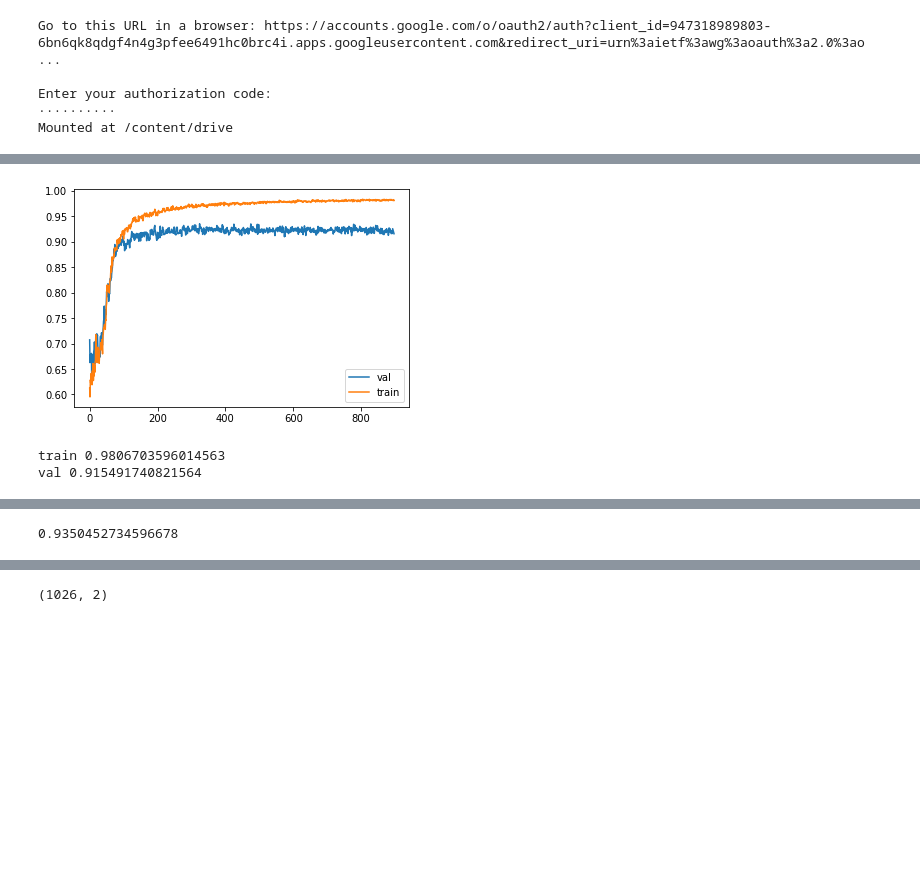
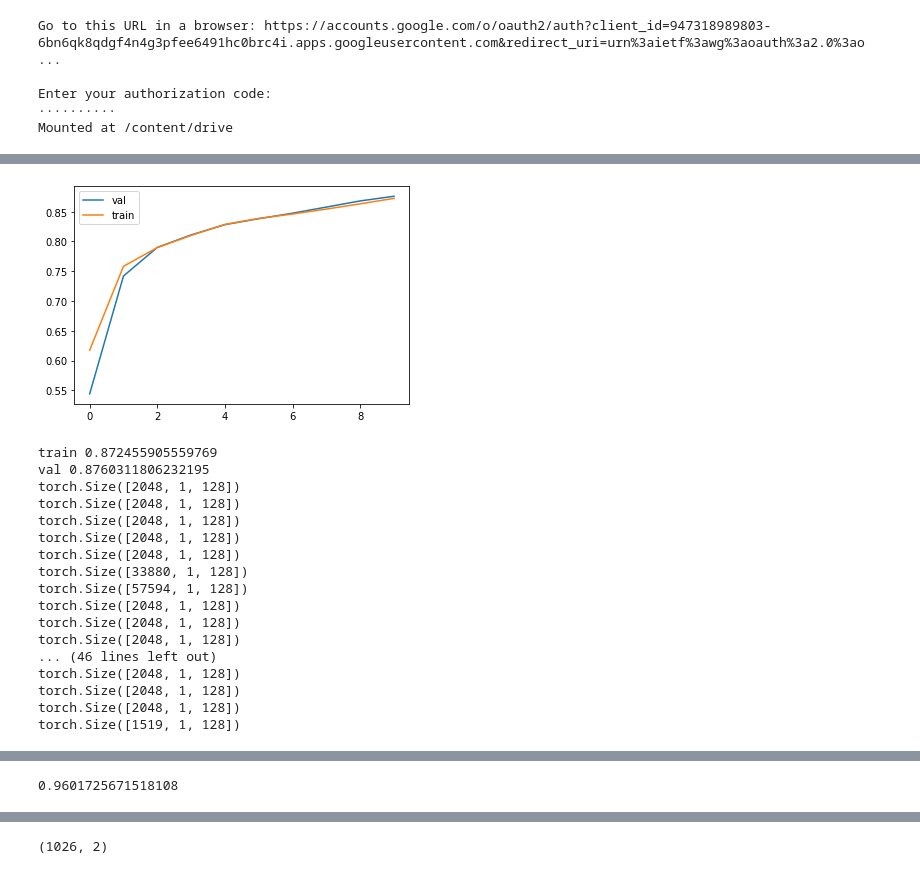
Before and after one commit to Alexey1998-ml/Kaggle-competition, a Jupyter notebook: Copy_of_catch_me.ipynb, the cells around one changed output, grey strips where cells are left out. Saved outputs shown, nothing was run; the diff lists cells and outputs as text; code cells hidden in the pictures; blank space fills up the shorter version.

```diff
--- a/Copy_of_catch_me.ipynb
+++ b/Copy_of_catch_me.ipynb
@@ -89,9 +91,12 @@ def roc_auc (model, data, predict = True, target = 'target', batch = None, prob
     # data = data.sample(int(data.shape[0] * prob))
     if not batch:
       batch = trainer.make_batch(data, predict = predict)
+    model.eval()
     roc_auc = roc_auc_score(data[target],
-                            model(torch.tensor(batch['cat']).float().cuda(),
-                                  torch.tensor(batch['cluster']).float().cuda()).cpu().data.numpy())
+                            model(torch.tensor(batch['sites']).float().cuda(),
+                                  torch.tensor(batch['cat']).float().cuda(),
+                                  torch.tensor(batch['cluster']).float().cuda(),
+                                  torch.tensor(batch['linear']).float().cuda()).cpu().data.numpy())
     return roc_auc
 
 class MyAttention(nn.Module):
@@ -352,3 +379,28 @@ class Flatten (nn.Module):
+# %%
+class MyAttention(nn.Module):
+    def __init__(self, hid_size):
+
+        super(MyAttention, self).__init__()
+        self.hid_size = hid_size
+        self.relu = nn.ReLU()
+        att_weights = nn.Parameter(torch.Tensor(hid_size, hid_size), requires_grad = True)
+        std = 1 / np.sqrt(hid_size)
+        self.att_weights = nn.init.uniform_(att_weights, -std, std)
+
+    def forward (self, input, c):
+        batch_size = input.size(0)
+        c = torch.cat((c[0], c[1]), 1).unsqueeze(1)
+        print(c.size())
+        intermediate = torch.bmm(c,
+                            self.att_weights
+                            .repeat(batch_size, 1,1)    # batch_size , hid_size, hid_size
+                            )
+        weights = torch.bmm(input,
+                            intermediate.transpose(2,1))
+        attention = torch.softmax(self.relu(weights.squeeze()), dim = -1)
+        weights = torch.mul(input, attention.unsqueeze(-1))
+        representation = weights.sum(1)
+        return representation
 # %%
 class NN(nn.Module):
     def __init__(self, hid_size = 64,
@@ -416,40 +516,57 @@ history_train_roc = []
 epochs = 400
 optim = torch.optim.Adam(model.parameters())
 loss_function = nn.BCELoss().to(device)
-train_df_for_roc = train_df.sample(int(train_df.shape[0] * 0.3))
-train_df_roc = trainer.make_batch(train_df_for_roc)
-valid_df_roc = trainer.make_batch(valid_df)
+# train_df_for_roc = train_df.sample(int(train_df.shape[0] * 0.3))
+# train_df_roc = trainer.make_batch(train_df_for_roc)
+# valid_df_roc = trainer.make_batch(valid_df)
 
 
 for epoch in range(epochs):
     for idx, (batch, target) in tqdm_notebook(enumerate(trainer.iterable_minibatches(train_df))):
-        # input_site = torch.FloatTensor(batch['sites']).cuda()
+        model.train()
+        input_site = torch.FloatTensor(batch['sites']).cuda()
         input_cat = torch.tensor(batch['cat'], dtype=torch.long).float().cuda()
         input_cluster = torch.tensor(batch['cluster'], dtype=torch.long).float().cuda()
+        input_linear = torch.tensor(batch['linear'], dtype=torch.long).float().cuda()
         target = torch.tensor(target).float().to(device)
 
-        predictions = model(input_cat, input_cluster).float()
+        predictions = model(input_site, input_cat, input_cluster, input_linear).float()
         predictions = predictions.view(predictions.size(0))
         loss = loss_function(predictions, target)
 
         loss.backward()
         optim.step()
         optim.zero_grad()
 
 
         history_train.append(loss.data.cpu().numpy())
         if (idx+1)%5 == 0:
             history_val.append(roc_auc(model, valid_df, batch = valid_df_roc))
             history_train_roc.append(roc_auc(model, train_df_for_roc, batch = train_df_roc,prob = 1))
         if (idx+1)%50==0:
             clear_output(True)
             plt.plot(history_val,label='val')
             plt.plot(history_train_roc, label = 'train')
             plt.legend()
             plt.show()
             print(f'train {history_train_roc[-1]}')
             print(f'val {history_val[-1]}')
 # %% [output]
-[figure, old version]
+[figure, new version]
-train 0.9806703596014563
-val 0.915491740821564
+train 0.872455905559769
+val 0.8760311806232195
+torch.Size([2048, 1, 128])
+torch.Size([2048, 1, 128])
+torch.Size([2048, 1, 128])
+torch.Size([2048, 1, 128])
+torch.Size([2048, 1, 128])
+torch.Size([33880, 1, 128])
+torch.Size([57594, 1, 128])
+torch.Size([2048, 1, 128])
+torch.Size([2048, 1, 128])
+torch.Size([2048, 1, 128])
+... (46 lines left out)
+torch.Size([2048, 1, 128])
+torch.Size([2048, 1, 128])
+torch.Size([2048, 1, 128])
+torch.Size([1519, 1, 128])
@@ -457,9 +591,9 @@ KeyboardInterrupt: ignored
+# %%
+np.max(history_val)
+# %% [output]
+0.9601725671518108
 # %%
 trainer.make_predictions_file(model)
-# %%
-np.max(history_val)
-# %% [output]
-0.9350452734596678
 # %%
 vectorizer = TfidfVectorizer(tokenizer = lambda s: s.split(';#'),
                              analyzer = 'word')
```
Also changed, not shown: parts of 18 cells of this notebook.
